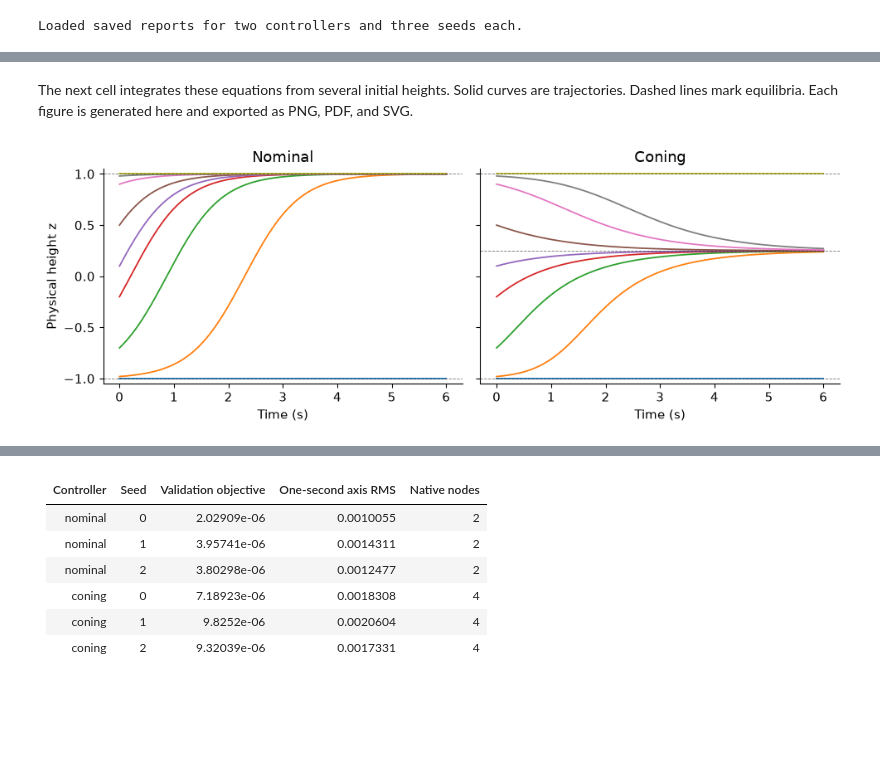
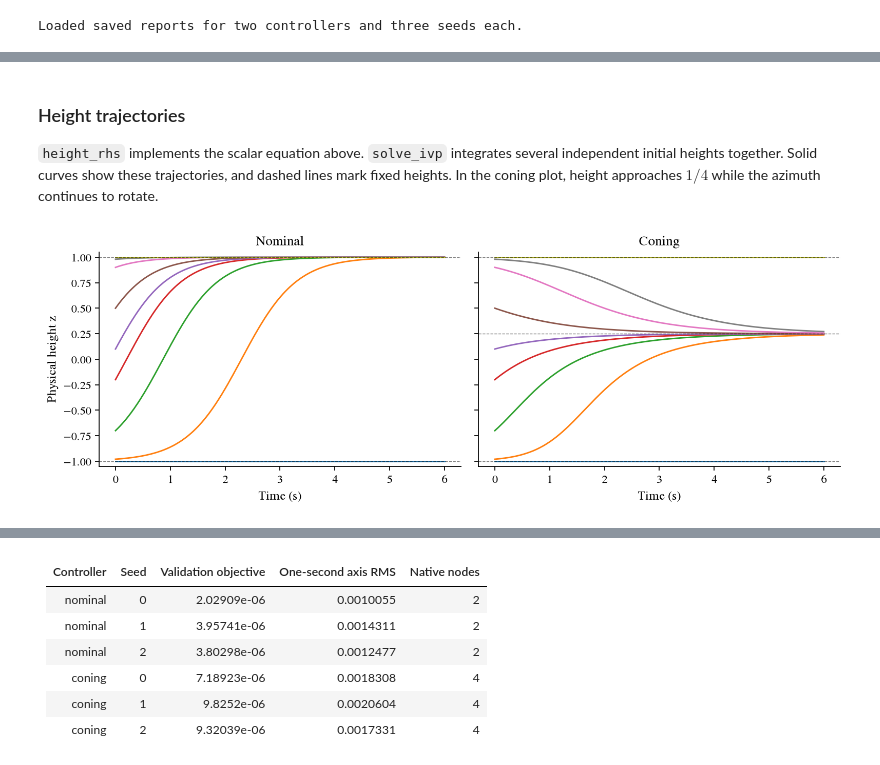
Before and after one commit to bernardorivas/2027_L4DC_EquivariantMorseGraphs, a Jupyter notebook: code-kaito/notebooks/03_attitude.ipynb, the cells around one changed output, grey strips where cells are left out. Saved outputs shown, nothing was run; the diff lists cells and outputs as text; code cells hidden in the pictures; blank space fills up the shorter version.

```diff
--- a/code-kaito/notebooks/03_attitude.ipynb
+++ b/code-kaito/notebooks/03_attitude.ipynb
@@ -35,6 +55,10 @@ OUT = ROOT / "build" / "notebooks" / "attitude"
 OUT.mkdir(parents=True, exist_ok=True)
 plt.rcParams.update({"font.size": 11, "axes.spines.top": False, "axes.spines.right": False})
 print("Loaded saved reports for two controllers and three seeds each.")
+import sys
+sys.path.insert(0, str(ROOT / "src"))
+import notebook_attitude_figures as presentation
+plt.rcParams.update(presentation.FONT)
 # %% [output]
 Loaded saved reports for two controllers and three seeds each.
 # %% [markdown]
@@ -54,29 +91,32 @@ Nominal control uses a(z)=1. Coning uses a(z)=1/4-z, giving an attracting latitu
 # %% [markdown]
-The next cell integrates these equations from several initial heights. Solid curves are trajectories. Dashed lines mark equilibria. Each figure is generated here and exported as PNG, PDF, and SVG.
+### Height trajectories
+
+`height_rhs` implements the scalar equation above. `solve_ivp` integrates several independent initial heights together. Solid curves show these trajectories, and dashed lines mark fixed heights. In the coning plot, height approaches $1/4$ while the azimuth continues to rotate.
 # %%
+plt.rcParams.update(presentation.FONT)
 def height_rhs(t, z, policy):
     gain = np.ones_like(z) if policy == "nominal" else 0.25 - z
     return gain * (1 - z*z)
 
 times = np.linspace(0, 6, 301)
 starts = np.array([-1., -.98, -.7, -.2, .1, .5, .9, .98, 1.])
 fig, axes = plt.subplots(1, 2, figsize=(10, 3.6), sharey=True)
 for ax, policy in zip(axes, ("nominal", "coning")):
     sol = solve_ivp(lambda t, z: height_rhs(t, z, policy), (0, 6), starts,
                     t_eval=times, rtol=1e-10, atol=1e-12)
     assert sol.success and np.max(np.abs(sol.y)) <= 1 + 1e-9
     for curve in sol.y:
         ax.plot(times, curve, linewidth=1.3)
     equilibria = [-1, 1] if policy == "nominal" else [-1, .25, 1]
     assert np.allclose(height_rhs(0, np.array(equilibria), policy), 0)
     for z in equilibria:
         ax.axhline(z, color="black", linestyle="--", linewidth=.65, alpha=.5)
     ax.set(title=policy.capitalize(), xlabel="Time (s)", ylim=(-1.05, 1.05))
 axes[0].set_ylabel("Physical height z")
 fig.tight_layout()
 for suffix in ("png", "pdf", "svg"):
     fig.savefig(OUT / f"physical-height-trajectories.{suffix}", dpi=160, bbox_inches="tight")
-plt.show()
+presentation.show_plot(fig)
 # %% [output]
-[figure, old version]
+[figure, new version]
 # %% [markdown]
```
Also changed, not shown: parts of 22 cells of this notebook, 1 other file.
